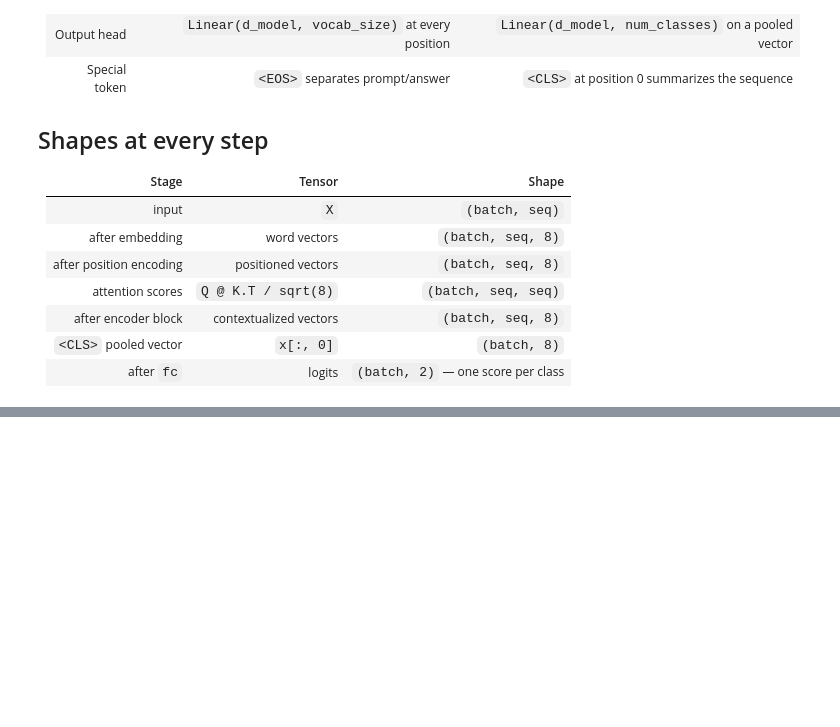
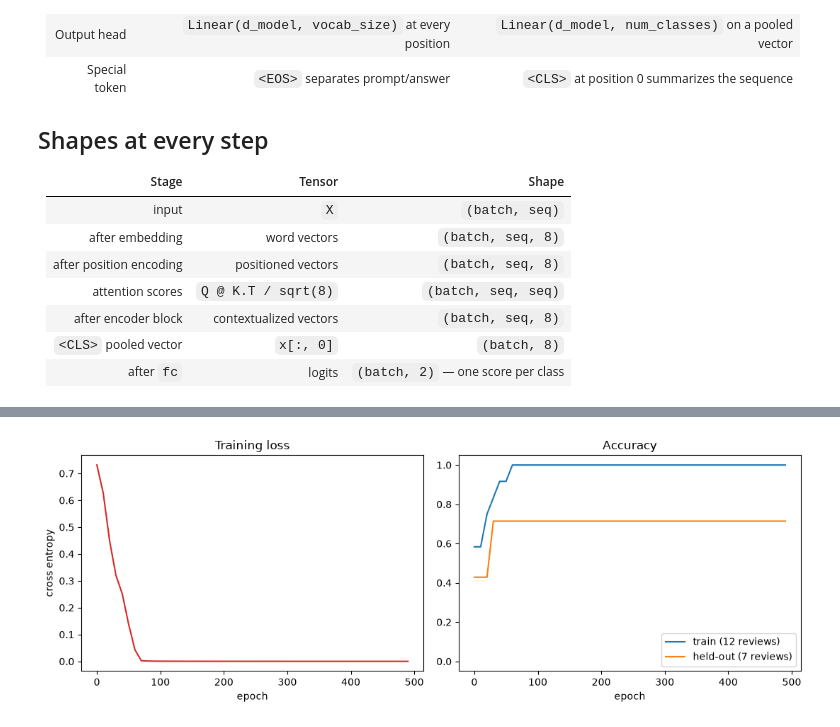
Before and after one commit to Rajavn6789/ml_learning, a Jupyter notebook: notebooks/transformers/advanced/encoder_only_transformer.ipynb, the cells around one changed output, grey strips where cells are left out. Drawn from its saved outputs; the diff is of its cells as text; code cells hidden in the pictures; blank space fills up the shorter version.

```diff
--- a/notebooks/transformers/advanced/encoder_only_transformer.ipynb
+++ b/notebooks/transformers/advanced/encoder_only_transformer.ipynb
@@ -85,7 +90,7 @@ max_len = 12
 # Unlike the decoder model there is no next-token target -- the
 # whole sentence maps to a single label.
 # =====================================================
-reviews = [
+train_reviews = [
     (["<CLS>", "the", "movie", "was", "great"],                 "positive"),
     (["<CLS>", "i", "loved", "it"],                             "positive"),
     (["<CLS>", "absolutely", "amazing", "movie"],               "positive"),
@@ -179,6 +222,8 @@ class Attention(nn.Module):
     def __init__(self, d_model):
         super().__init__()
 
+        self.d_model = d_model
+
         self.Wq = nn.Linear(d_model, d_model, bias=False)
         self.Wk = nn.Linear(d_model, d_model, bias=False)
         self.Wv = nn.Linear(d_model, d_model, bias=False)
@@ -190,7 +235,7 @@ class Attention(nn.Module):
         V = self.Wv(x)
 
         scores = torch.matmul(Q, K.transpose(-2, -1))
-        scores = scores / math.sqrt(d_model)
+        scores = scores / math.sqrt(self.d_model)
 
         # pad_mask: (batch, seq) with True where token is <PAD>.
         # Expand to (batch, 1, seq) so those key positions are ignored.
@@ -269,13 +314,19 @@ class EncoderOnlyTransformer(nn.Module):
 # %%
 # =====================================================
 # Create Model
+#
+# Seeded on purpose. With only 12 training reviews the held-out
+# result swings a lot between initializations -- unseeded, the
+# numbers below change every time the notebook is re-run.
 # =====================================================
+torch.manual_seed(0)
+
 model = EncoderOnlyTransformer(
     vocab_size=vocab_size,
     d_model=d_model,
     max_len=max_len,
     num_classes=num_classes,
-    pad_id=token_to_id["<PAD>"],
+    pad_id=pad_id,
 )
 
 criterion = nn.CrossEntropyLoss()
@@ -318,2 +394,34 @@ Epoch  450  Loss = 0.0002
+# %%
+# =====================================================
+# Learning Curves
+#
+# Left: loss on the 12 training reviews collapses to ~0.
+# Right: the two accuracy lines separate, and the gap between them is
+# the overfitting. More epochs do not close it -- only more data (or
+# a smaller model) would.
+# =====================================================
+steps      = [h[0] for h in history]
+losses     = [h[1] for h in history]
+train_accs = [h[2] for h in history]
+val_accs   = [h[3] for h in history]
+
+fig, (ax1, ax2) = plt.subplots(1, 2, figsize=(11, 4))
+
+ax1.plot(steps, losses, color="tab:red")
+ax1.set_title("Training loss")
+ax1.set_xlabel("epoch")
+ax1.set_ylabel("cross entropy")
+
+ax2.plot(steps, train_accs, label="train (12 reviews)")
+ax2.plot(steps, val_accs, label="held-out (7 reviews)")
+ax2.set_ylim(-0.05, 1.05)
+ax2.set_title("Accuracy")
+ax2.set_xlabel("epoch")
+ax2.legend(loc="lower right")
+
+plt.tight_layout()
+plt.show()
+# %% [output]
+[figure, added]
 # %%
 # =====================================================
```
Also changed, not shown: parts of 7 cells of this notebook.
